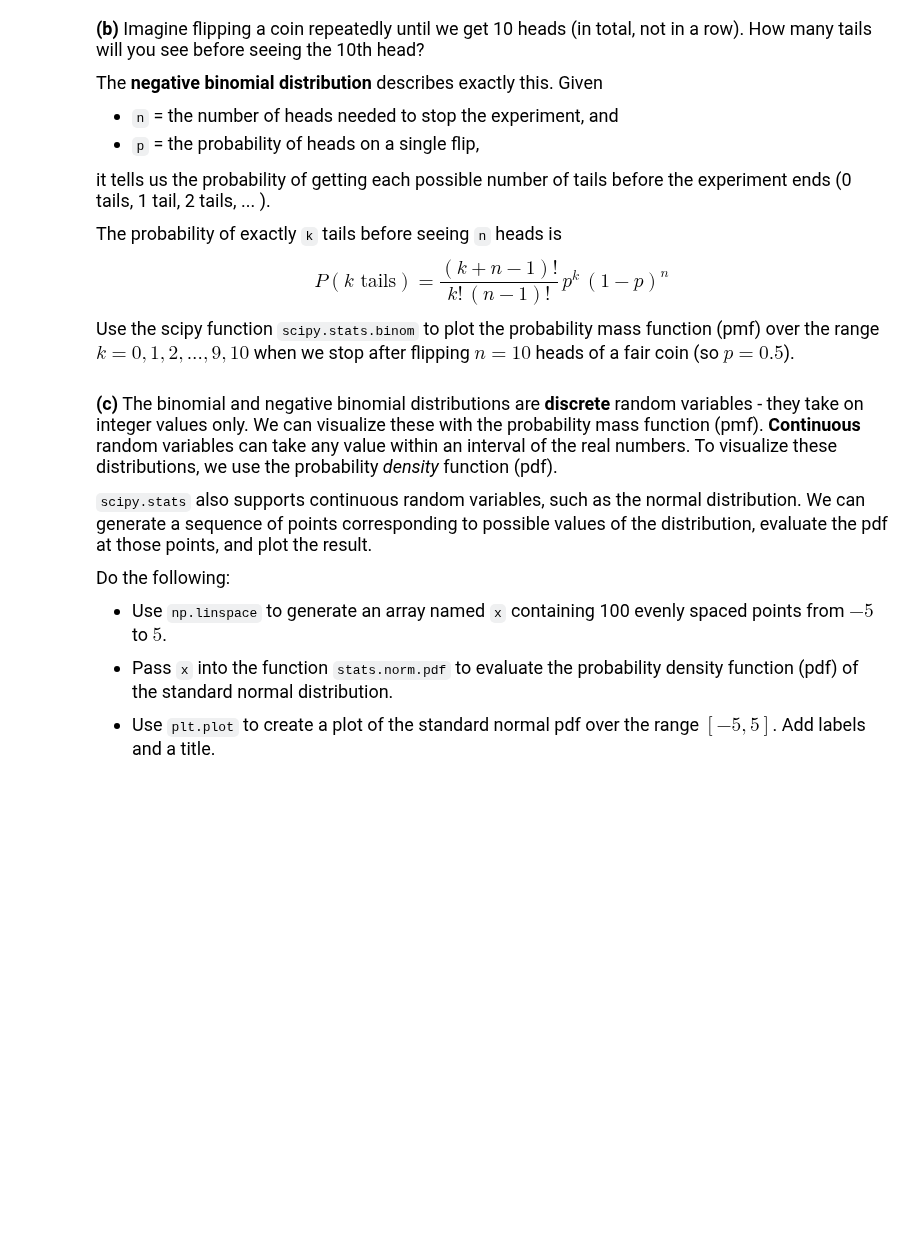
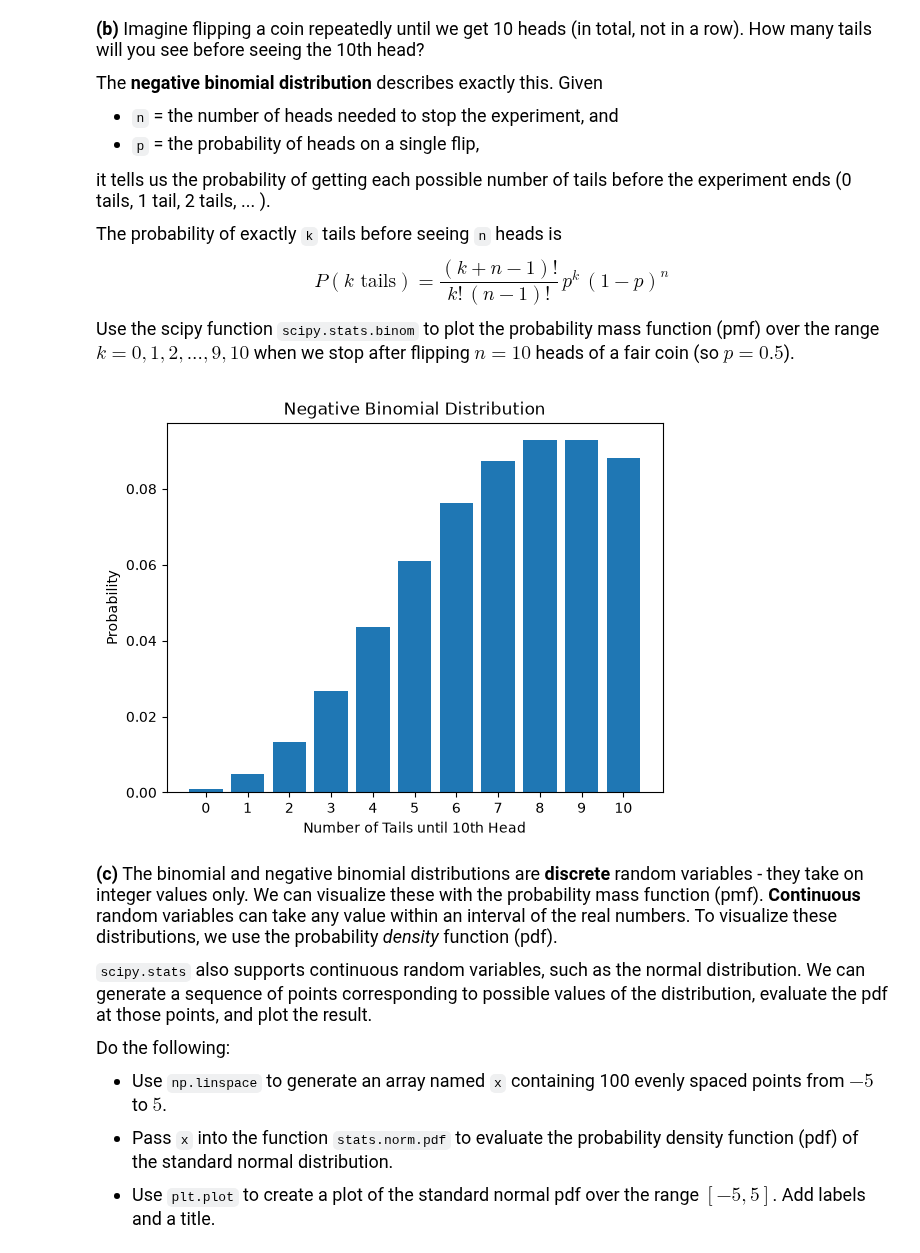
Before and after one commit to maanavg8/datasci185fall2026, a Jupyter notebook: _assignments/assignment_3/Assignment3.ipynb, the cells around one changed output. Saved outputs shown, nothing was run; the diff lists cells and outputs as text; code cells hidden in the pictures; blank space fills up the shorter version.

```diff
--- a/_assignments/assignment_3/Assignment3.ipynb
+++ b/_assignments/assignment_3/Assignment3.ipynb
@@ -43,6 +52,24 @@ $$P(k \text{ tails}) = \frac{(k+n-1)!}{k!\,(n-1)!}\, p^{k}\,(1-p)^{n}$$
 Use the scipy function `scipy.stats.binom` to plot the probability mass function (pmf) over the range $k=0, 1, 2, ..., 9, 10$ when we stop after flipping $n=10$ heads of a fair coin (so $p = 0.5$).
 # %%
 # your code here
+import numpy as np
+import matplotlib.pyplot as plt
+import scipy.stats as stats
+from scipy.stats import nbinom
+
+n = 10
+p = 0.5
+k = np.arange(0, n+1)
+
+probabilities = nbinom.pmf(k, n, p)
+plt.bar(k, probabilities)
+plt.xticks(k)
+plt.xlabel('Number of Tails until 10th Head')
+plt.ylabel('Probability')
+plt.title('Negative Binomial Distribution')
+plt.show()
+# %% [output]
+[figure, added]
 # %% [markdown]
 <font size = "4">
 
```
Also changed, not shown: parts of 4 cells of this notebook, 1 other file.
